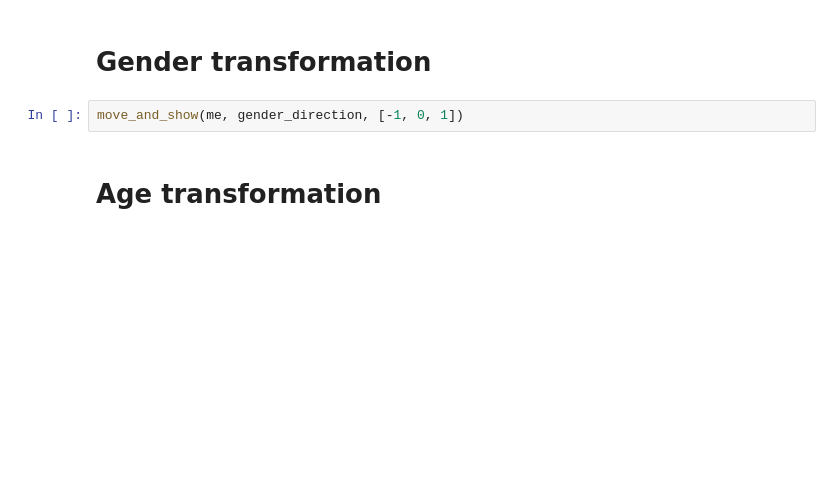
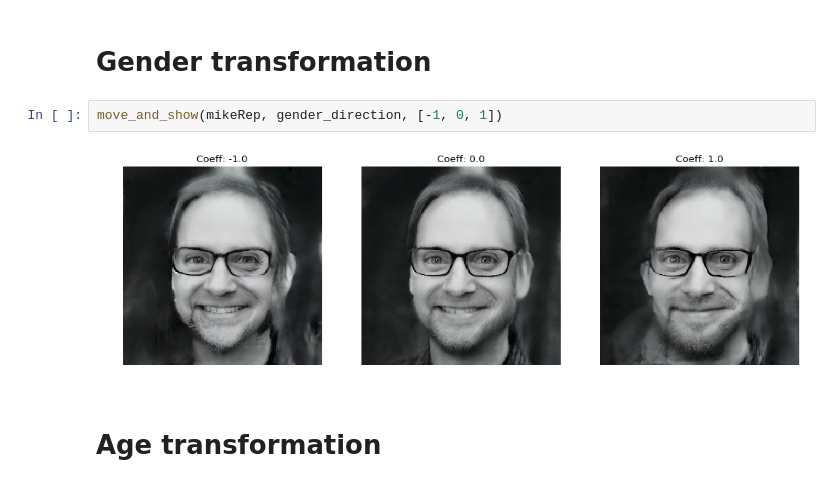
Before and after one commit to KevinSikorskiBase2S/machine-learning-intro-workshop, a Jupyter notebook: LatentMike.ipynb, the cells around one changed output. Drawn from its saved outputs; the diff is of its cells as text; blank space fills up the shorter version.

```diff
--- a/LatentMike.ipynb
+++ b/LatentMike.ipynb
@@ -130,7 +195,9 @@ move_and_show(me, smile_direction, [-0.5, 0, 0.5])
 # %% [markdown]
 # Gender transformation
 # %%
-move_and_show(me, gender_direction, [-1, 0, 1])
+move_and_show(mikeRep, gender_direction, [-1, 0, 1])
+# %% [output]
+[figure, added]
 # %% [markdown]
 # Age transformation
 # %%
```
Also changed, not shown: parts of 21 cells of this notebook.
